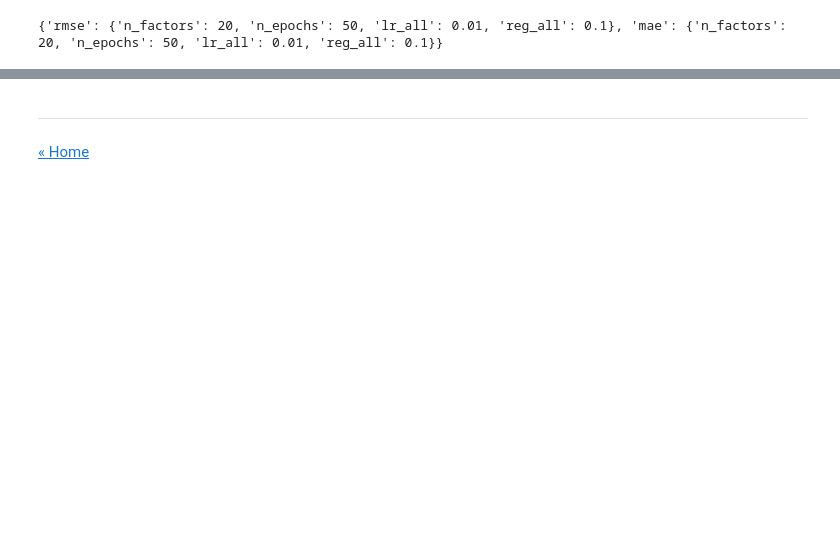
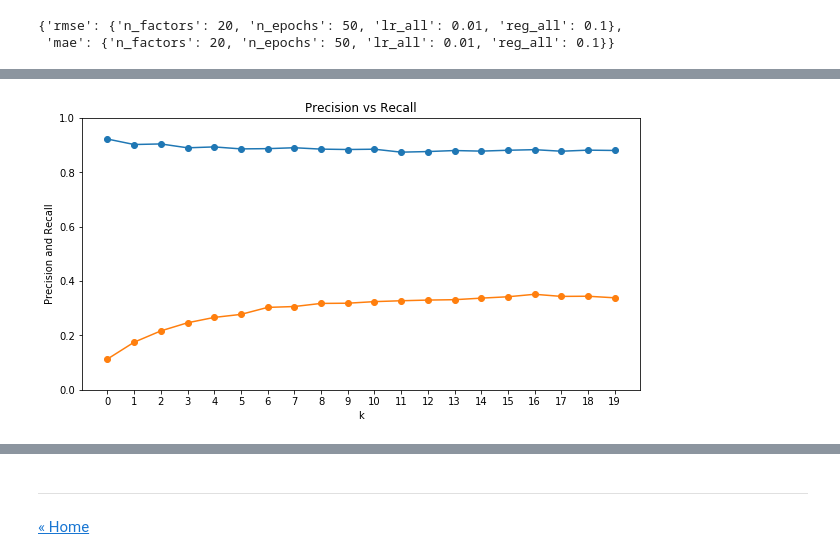
Before and after one commit to ansegura7/RS_Surprise, a Jupyter notebook: code/SR_SVD_Tune.ipynb, the cells around one changed output, grey strips where cells are left out. Cells and saved outputs as stored; diff of their text form; code cells hidden in the pictures; blank space fills up the shorter version.

Commit message:
SR SVD Tune
Added compute precision@k and recall@k section.

```diff
--- a/code/SR_SVD_Tune.ipynb
+++ b/code/SR_SVD_Tune.ipynb
@@ -223,0 +295,7 @@ print(gs.best_params)
+# %%
+# Use SVD algorithm with the best params
+algo = gs.best_estimator['rmse']
+# %%
+# Calculate the precision and recall of the model at k metrics
+k_max = 20
+metrics = get_precision_vs_recall(algo, k_max, True)
@@ -223,0 +323,20 @@ print(gs.best_params)
+# %%
+# Get data
+c1 = metrics['precision']
+c2 = metrics['recall']
+x = np.arange(len(c1))
+
+# Set up the matplotlib figure
+fig, ax1 = plt.subplots(figsize = (10, 5))
+plt.xticks(np.arange(min(x), max(x) + 1, 1.0))
+plt.ylim(0, 1)
+ax1.plot(x, c1, marker = 'o')
+ax1.plot(x, c2, marker = 'o')
+
+# Chart setup
+plt.title("Precision vs Recall", fontsize = 12)
+plt.xlabel("k", fontsize = 10)
+plt.ylabel("Precision and Recall", fontsize = 10)
+plt.draw()
+# %% [output]
+[figure, added]
```
Also changed, not shown: parts of 20 cells of this notebook, 6 other files.
